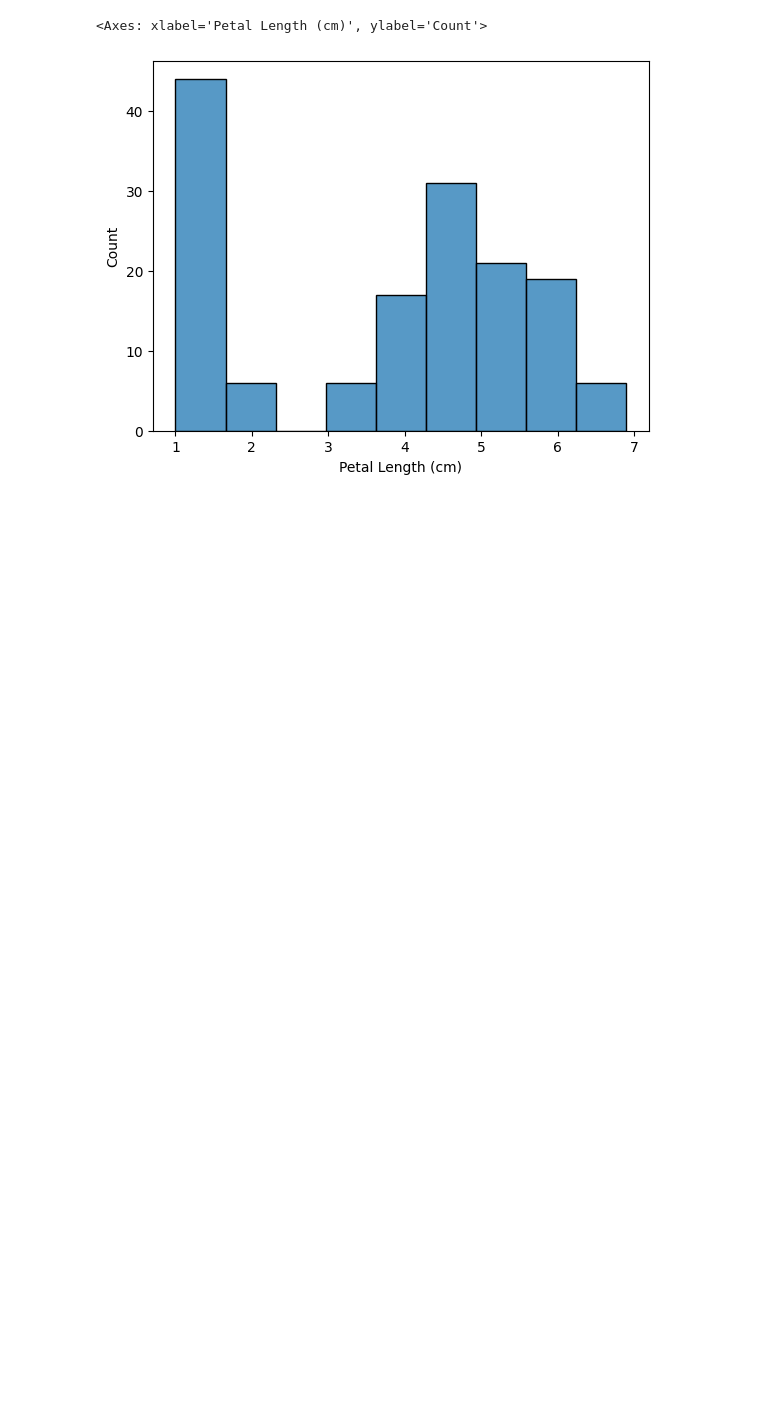
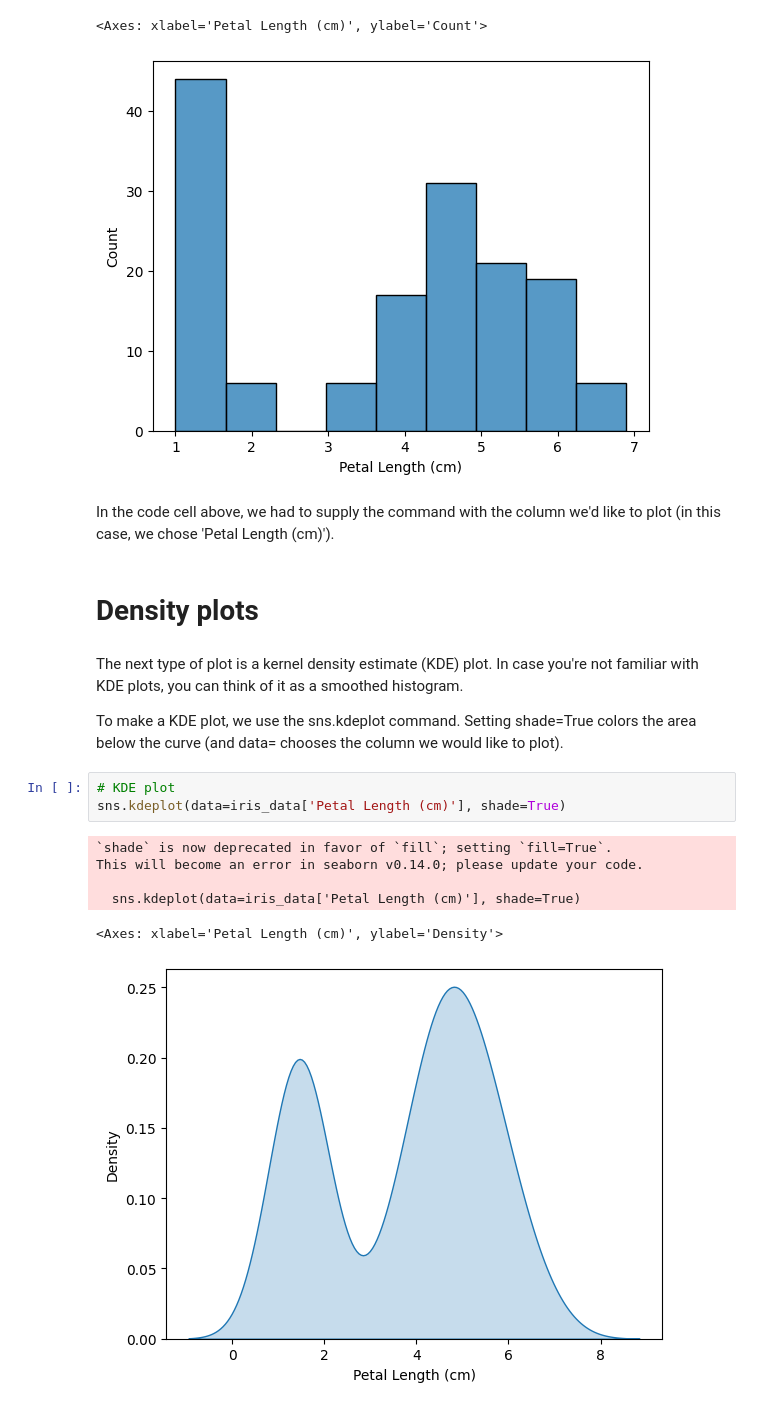
Before and after one commit to Yunaeecy/AcademicSemester2, a Jupyter notebook: DataVisualization/Distributions.ipynb, the cells around one changed output. Drawn from its saved outputs; the diff is of its cells as text; blank space fills up the shorter version.

```diff
--- a/DataVisualization/Distributions.ipynb
+++ b/DataVisualization/Distributions.ipynb
@@ -31,3 +33,21 @@ sns.histplot(iris_data['Petal Length (cm)'])
 # %% [output]
 <Axes: xlabel='Petal Length (cm)', ylabel='Count'>
 [figure]
+# %% [markdown]
+In the code cell above, we had to supply the command with the column we'd like to plot (in this case, we chose 'Petal Length (cm)').
+# %% [markdown]
+# Density plots
+# %% [markdown]
+The next type of plot is a kernel density estimate (KDE) plot. In case you're not familiar with KDE plots, you can think of it as a smoothed histogram.
+
+To make a KDE plot, we use the sns.kdeplot command. Setting shade=True colors the area below the curve (and data= chooses the column we would like to plot).
+# %%
+# KDE plot
+sns.kdeplot(data=iris_data['Petal Length (cm)'], shade=True)
+# %% [output]
+`shade` is now deprecated in favor of `fill`; setting `fill=True`.
+This will become an error in seaborn v0.14.0; please update your code.
+
+  sns.kdeplot(data=iris_data['Petal Length (cm)'], shade=True)
+<Axes: xlabel='Petal Length (cm)', ylabel='Density'>
+[figure, added]
```
Also changed, not shown: parts of 12 cells of this notebook, 1 other file.
